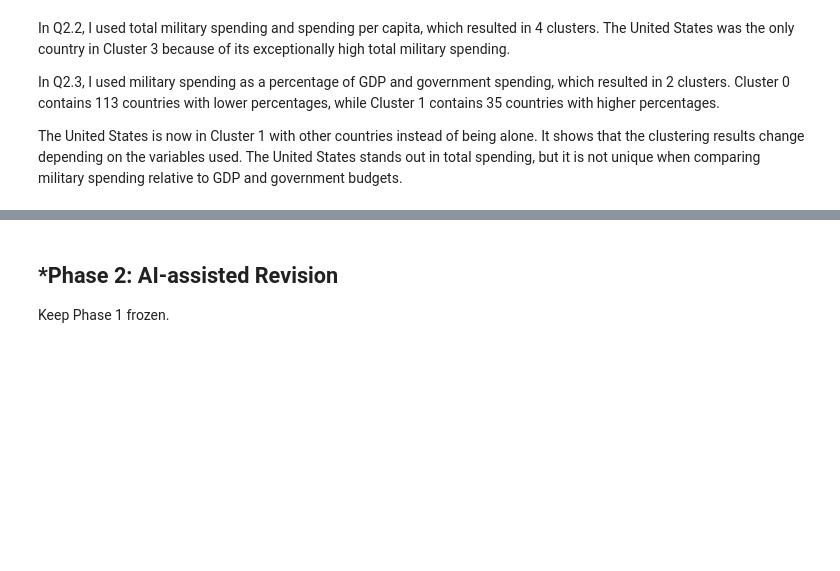
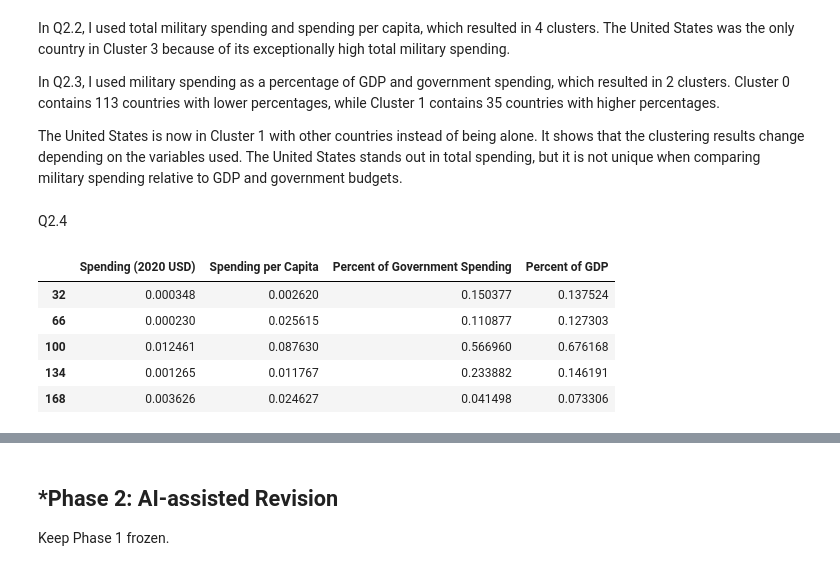
Before and after one commit to raffaellaalpaca-ai/A04-clustering, a Jupyter notebook: notebook.ipynb, the cells around one changed output, grey strips where cells are left out. Cells and saved outputs as stored; diff of their text form; code cells hidden in the pictures; blank space fills up the shorter version.

```diff
--- a/notebook.ipynb
+++ b/notebook.ipynb
@@ -439,3 +439,21 @@ In Q2.2, I used total military spending and spending per capita, which resulted
 In Q2.3, I used military spending as a percentage of GDP and government spending, which resulted in 2 clusters. Cluster 0 contains 113 countries with lower percentages, while Cluster 1 contains 35 countries with higher percentages.
 
 The United States is now in Cluster 1 with other countries instead of being alone. It shows that the clustering results change depending on the variables used. The United States stands out in total spending, but it is not unique when comparing military spending relative to GDP and government budgets.
+# %% [markdown]
+Q2.4
+# %%
+# Min-max normalization for Q2.4
+X3 = df2020[['Spending (2020 USD)',
+             'Spending per Capita',
+             'Percent of Government Spending',
+             'Percent of GDP']]
+
+X3_scaled = (X3 - X3.min()) / (X3.max() - X3.min())
+X3_scaled.head()
+# %% [output]
+|  | Spending (2020 USD) | Spending per Capita | Percent of Government Spending | Percent of GDP |
+| 32 | 0.000348 | 0.002620 | 0.150377 | 0.137524 |
+| 66 | 0.000230 | 0.025615 | 0.110877 | 0.127303 |
+| 100 | 0.012461 | 0.087630 | 0.566960 | 0.676168 |
+| 134 | 0.001265 | 0.011767 | 0.233882 | 0.146191 |
+| 168 | 0.003626 | 0.024627 | 0.041498 | 0.073306 |
```
Also changed, not shown: parts of 8 cells of this notebook.
